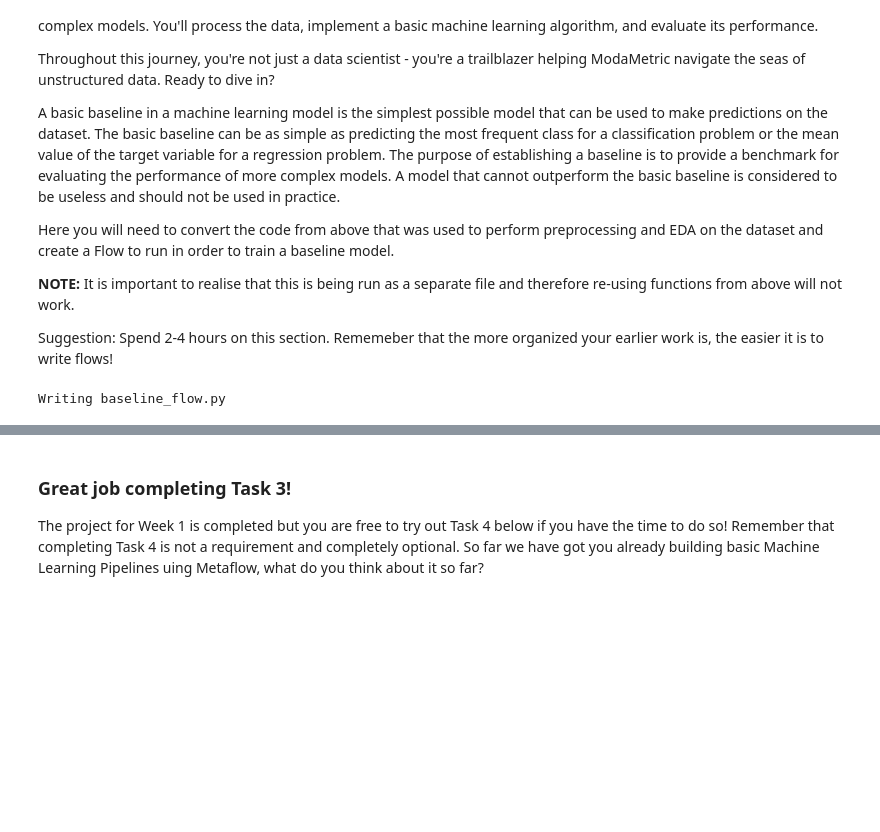
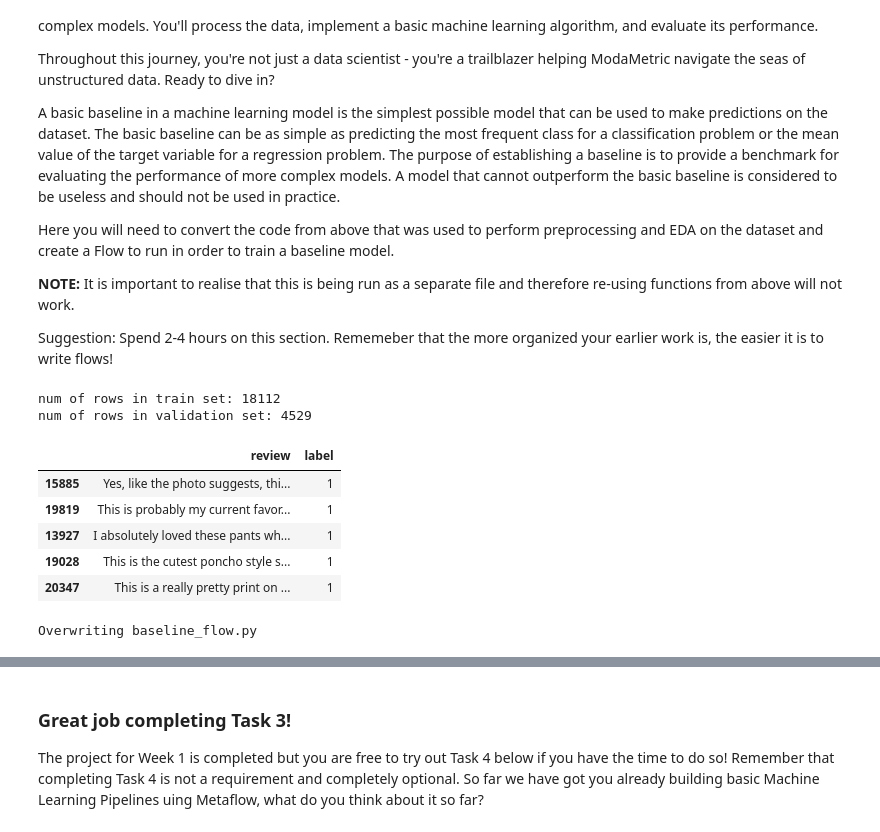
Before and after one commit to jordanlapid/full-stack-ml-metaflow-corise-week-1, a Jupyter notebook: project/template.ipynb, the cells around one changed output, grey strips where cells are left out. Drawn from its saved outputs; the diff is of its cells as text; code cells hidden in the pictures; blank space fills up the shorter version.

Commit message:
finished task 3

```diff
--- a/project/template.ipynb
+++ b/project/template.ipynb
@@ -293,6 +293,53 @@ Here you will need to convert the code from above that was used to perform prepr
 **NOTE:** It is important to realise that this is being run as a separate file and therefore re-using functions from above will not work.
 
 Suggestion: Spend 2-4 hours on this section. Rememeber that the more organized your earlier work is, the easier it is to write flows!
+# %%
+import pandas as pd
+import io
+from sklearn.model_selection import train_test_split
+
+
+def labeling_function(row):
+    if row['rating'] >= 4:
+        return 1
+    else:
+        return 0
+
+
+# load dataset packaged with the flow.
+# this technique is convenient when working with small datasets that need to move to remove tasks.
+df = pd.read_csv('../data/Womens Clothing E-Commerce Reviews.csv')
+
+# filter down to reviews and labels
+df.columns = ["_".join(name.lower().strip().split()) for name in df.columns]
+df["review_text"] = df["review_text"].astype("str")
+_has_review_df = df[df["review_text"] != "nan"]
+reviews = _has_review_df["review_text"]
+labels = _has_review_df.apply(labeling_function, axis=1)
+# Storing the Dataframe as an instance variable of the class
+# allows us to share it across all Steps
+# self.df is referred to as a Data Artifact now
+# You can read more about it here https://docs.metaflow.org/metaflow/basics#artifacts
+df = pd.DataFrame({"label": labels, **_has_review_df})
+del df
+del _has_review_df
+
+# split the data 80/20, or by using the flow's split-sz CLI argument
+_df = pd.DataFrame({"review": reviews, "label": labels})
+traindf, valdf = train_test_split(_df, test_size=0.2)
+print(f"num of rows in train set: {traindf.shape[0]}")
+print(f"num of rows in validation set: {valdf.shape[0]}")
+
+valdf.head()
+# %% [output]
+num of rows in train set: 18112
+num of rows in validation set: 4529
+|  | review | label |
+| 15885 | Yes, like the photo suggests, thi... | 1 |
+| 19819 | This is probably my current favor... | 1 |
+| 13927 | I absolutely loved these pants wh... | 1 |
+| 19028 | This is the cutest poncho style s... | 1 |
+| 20347 | This is a really pretty print on ... | 1 |
 # %%
 %%writefile baseline_flow.py
 from metaflow import (
@@ -308,7 +355,12 @@ from metaflow import (
 from metaflow.cards import Table, Markdown, Artifact
 
 # TODO move your labeling function from earlier in the notebook here
-labeling_function = lambda row: 0
+
+def labeling_function(row):
+    if row['rating'] >= 4:
+        return 1
+    else:
+        return 0
 
 
 class BaselineNLPFlow(FlowSpec):
@@ -351,15 +403,20 @@ class BaselineNLPFlow(FlowSpec):
         print(f"num of rows in train set: {self.traindf.shape[0]}")
         print(f"num of rows in validation set: {self.valdf.shape[0]}")
 
+
         self.next(self.baseline)
+
 
     @step
     def baseline(self):
         "Compute the baseline"
+        import pandas as pd
+        from sklearn.metrics import roc_auc_score, accuracy_score
 
         ### TODO: Fit and score a baseline model on the data, log the acc and rocauc as artifacts.
-        self.base_acc = 0.0
-        self.base_rocauc = 0.0
+        self.valdf['model_1'] = 0
+        self.base_acc = accuracy_score(self.valdf['label'],self.valdf['model_1'])
+        self.base_rocauc = roc_auc_score(self.valdf['label'],self.valdf['model_1'])
 
         self.next(self.end)
 
@@ -377,17 +434,22 @@ class BaselineNLPFlow(FlowSpec):
 
         current.card.append(Markdown("## Examples of False Positives"))
         # TODO: compute the false positive predictions where the baseline is 1 and the valdf label is 0.
+        false_positives = self.valdf[(self.valdf['model_1'] == 1) & (self.valdf['label'] == 0)]
         # TODO: display the false_positives dataframe using metaflow.cards
         # Documentation: https://docs.metaflow.org/api/cards#table
+        false_positives_table = Table.from_dataframe(false_positives)
+        current.card.append(false_positives_table)
 
         current.card.append(Markdown("## Examples of False Negatives"))
         # TODO: compute the false positive predictions where the baseline is 0 and the valdf label is 1.
+        false_negatives = self.valdf[(self.valdf['model_1'] == 0) & (self.valdf['label'] == 1)]
         # TODO: display the false_negatives dataframe using metaflow.cards
-
+        false_negatives_table = Table.from_dataframe(false_negatives)
+        current.card.append(false_negatives_table)
 
 if __name__ == "__main__":
     BaselineNLPFlow()
 # %% [output]
-Writing baseline_flow.py
+Overwriting baseline_flow.py
 # %%
 ! python baseline_flow.py run
```
Also changed, not shown: parts of 1 cell of this notebook, 1 other file.
